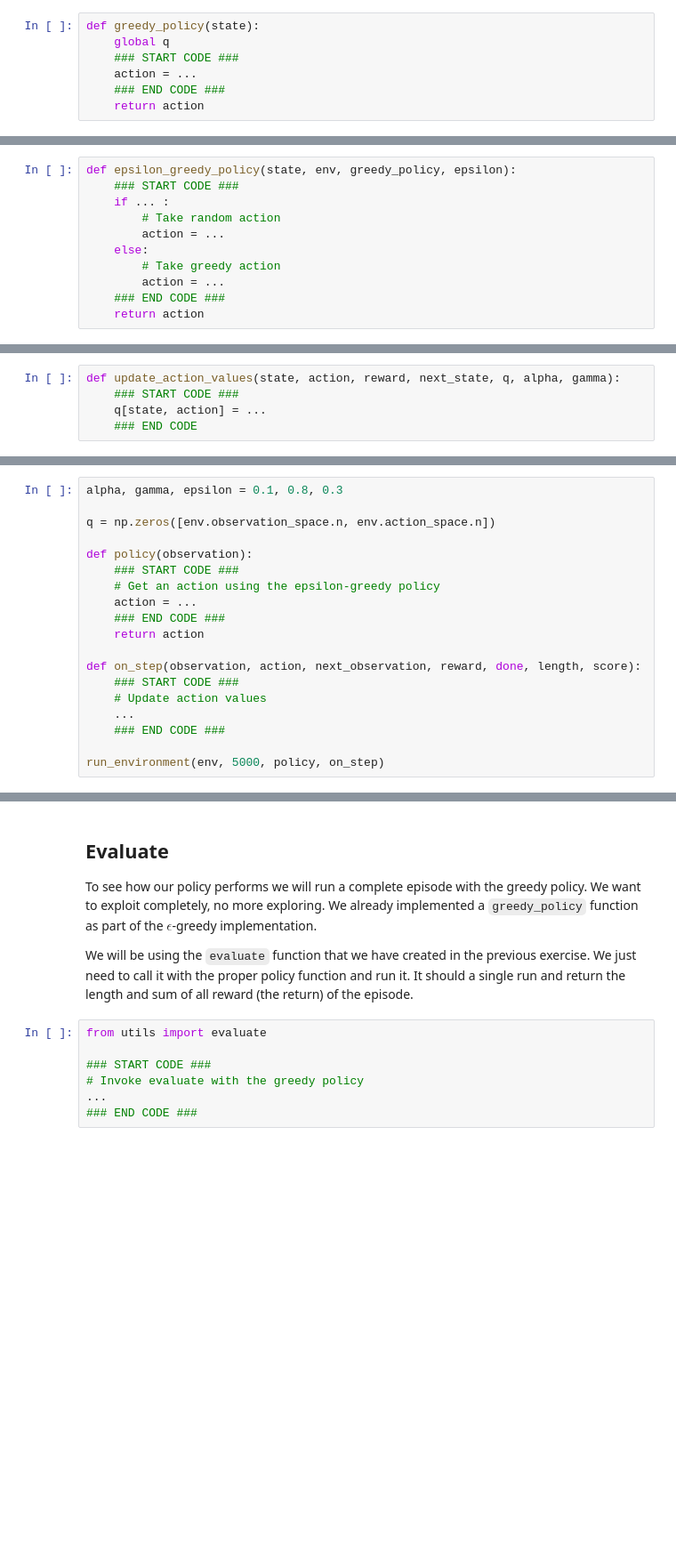
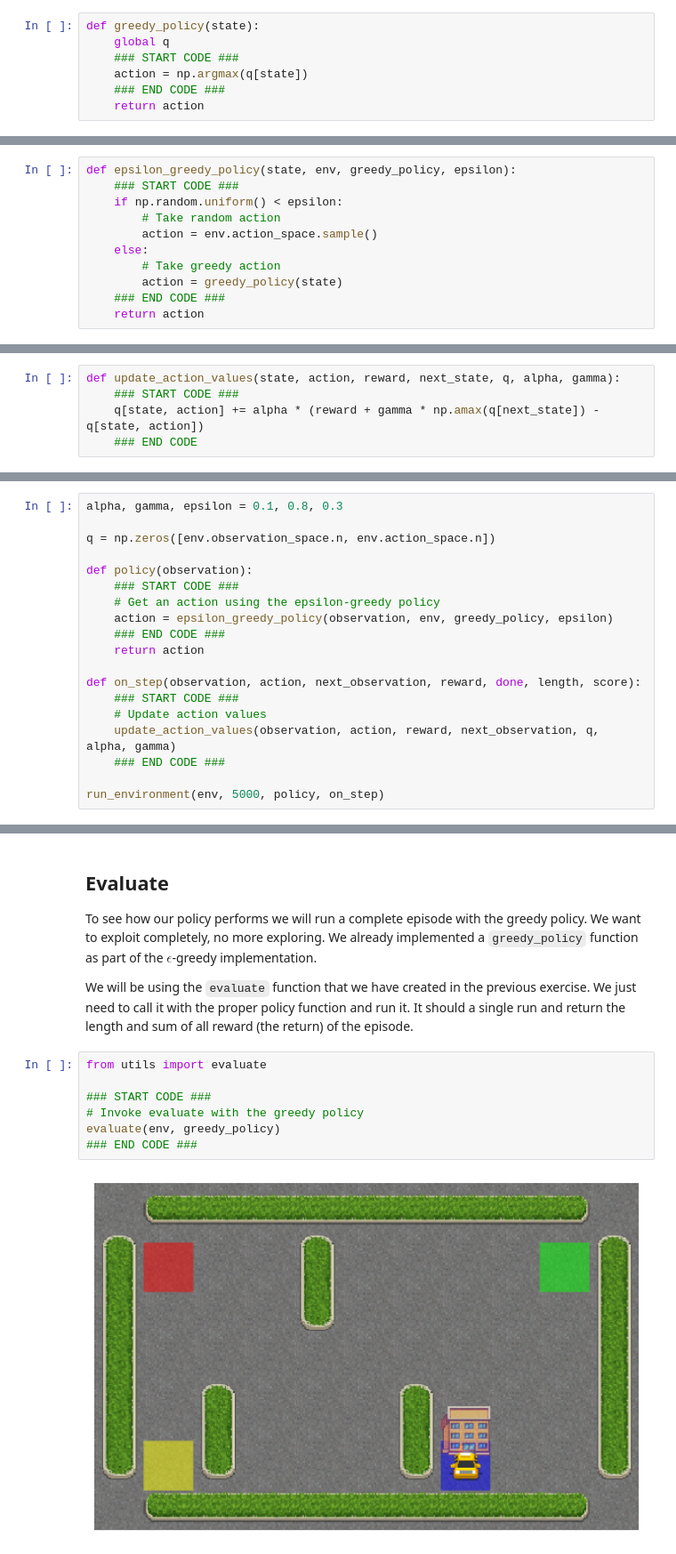
Before and after one commit to drZymo/rl_from_scratch, a Jupyter notebook: Exercise #3 - Q-learning.ipynb, the cells around one changed output, grey strips where cells are left out. Shown at 89% size. Cells and saved outputs as stored; diff of their text form; blank space fills up the shorter version.

```diff
--- a/Exercise #3 - Q-learning.ipynb
+++ b/Exercise #3 - Q-learning.ipynb
@@ -35,7 +38,7 @@ Let's first implement a greedy policy. This should simply get the action with th
 def greedy_policy(state):
     global q
     ### START CODE ###
-    action = ...
+    action = np.argmax(q[state])
     ### END CODE ###
     return action
 # %% [markdown]
@@ -43,12 +46,12 @@ Now we can implement the $\epsilon$-greedy policy. We will need the function [`n
 # %%
 def epsilon_greedy_policy(state, env, greedy_policy, epsilon):
     ### START CODE ###
-    if ... :
+    if np.random.uniform() < epsilon:
         # Take random action
-        action = ...
+        action = env.action_space.sample()
     else:
         # Take greedy action
-        action = ...
+        action = greedy_policy(state)
     ### END CODE ###
     return action
 # %% [markdown]
@@ -86,7 +91,7 @@ Time to implement this in `update_action_values` below. The current table is giv
 # %%
 def update_action_values(state, action, reward, next_state, q, alpha, gamma):
     ### START CODE ###
-    q[state, action] = ...
+    q[state, action] += alpha * (reward + gamma * np.amax(q[next_state]) - q[state, action])
     ### END CODE
 # %% [markdown]
 Let's test the implemention with the following unit test. We have a fictive table `q` for 2 states and 3 actions. In state 0 action 2 was taken which resulted in reward -1 and next state 1. So let's update the action values.
@@ -124,14 +132,14 @@ q = np.zeros([env.observation_space.n, env.action_space.n])
 def policy(observation):
     ### START CODE ###
     # Get an action using the epsilon-greedy policy
-    action = ...
+    action = epsilon_greedy_policy(observation, env, greedy_policy, epsilon)
     ### END CODE ###
     return action
 
 def on_step(observation, action, next_observation, reward, done, length, score):
     ### START CODE ###
     # Update action values
-    ...
+    update_action_values(observation, action, reward, next_observation, q, alpha, gamma)
     ### END CODE ###
 
 run_environment(env, 5000, policy, on_step)
@@ -146,7 +154,9 @@ We will be using the `evaluate` function that we have created in the previous ex
 # %%
 from utils import evaluate
 
 ### START CODE ###
 # Invoke evaluate with the greedy policy
-...
+evaluate(env, greedy_policy)
 ### END CODE ###
+# %% [output]
+[figure, added]
```
Also changed, not shown: parts of 4 cells of this notebook, 1 other file.
